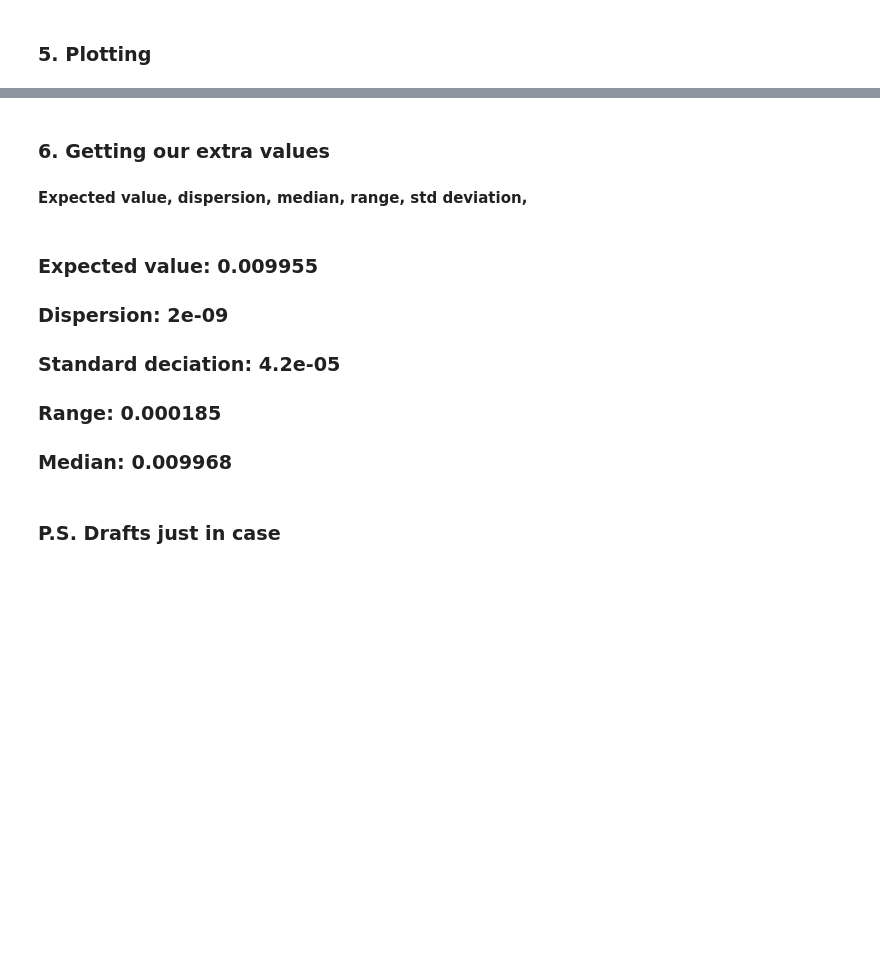
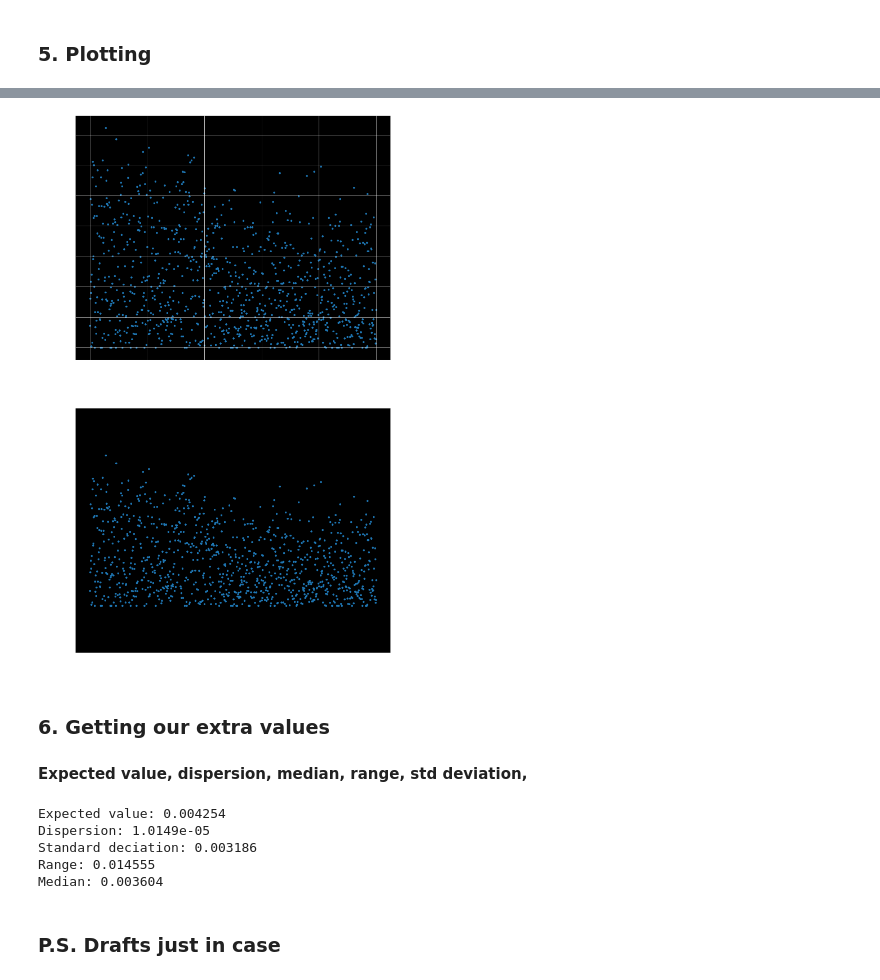
Before and after one commit to kirastain/SPO-5sem, a Jupyter notebook: lab5/Fee_calculation_alt.ipynb, the cells around one changed output, grey strips where cells are left out. Cells and saved outputs as stored; diff of their text form; code cells hidden in the pictures; blank space fills up the shorter version.

```diff
--- a/lab5/Fee_calculation_alt.ipynb
+++ b/lab5/Fee_calculation_alt.ipynb
@@ -177,48 +180,49 @@ plt.show()
 # %%
 fig = plt.figure(figsize=(20,35))
 plt.rcParams.update({'font.size': 30})
 
 fig1 = fig.add_subplot(211)
 fig1.set_facecolor('black')
 fig1.tick_params(colors='white')
-fig1.scatter(gas_data.number, gas_data.percent)
+fig1.scatter(gas_data_alt.number, gas_data_alt.percent)
 plt.grid(color='white')
 fig1.set_xlabel('Block number', )
 fig1.set_ylabel('Fee percentage')
 fig1.xaxis.label.set_color('white')
 fig1.yaxis.label.set_color('white')
 
 fig2 = fig.add_subplot(212)
 fig2.set_facecolor('black')
 fig2.tick_params(colors='white')
-fig2.scatter(gas_data.number, gas_data.block_fee)
+fig2.scatter(gas_data_alt.number, gas_data_alt.block_fee)
 fig2.set_xlabel('Block number', )
 fig2.set_ylabel('Fee')
-plt.ylim(0.00982, 0.01001)
 fig2.xaxis.label.set_color('white')
 fig2.yaxis.label.set_color('white')
 
 plt.show()
+# %% [output]
+[figure, added]
 # %% [markdown]
 ### 6. Getting our extra values
 #### Expected value, dispersion, median, range, std deviation,
 # %%
-mean = np.mean(gas_data.block_fee)
-dispersion = np.var(gas_data.block_fee)
-std_deviation = np.std(gas_data.block_fee)
-fee_range = np.ptp(gas_data.block_fee)
-med = np.median(gas_data.block_fee)
+mean = np.mean(gas_data_alt.block_fee)
+dispersion = np.var(gas_data_alt.block_fee)
+std_deviation = np.std(gas_data_alt.block_fee)
+fee_range = np.ptp(gas_data_alt.block_fee)
+med = np.median(gas_data_alt.block_fee)
 print ('Expected value:', round(mean, 6))
 print ('Dispersion:', round(dispersion, 9))
 print ('Standard deciation:', round(std_deviation, 6))
 print ('Range:', round(fee_range, 6))
 print ('Median:', round(med, 6))
+# %% [output]
+Expected value: 0.004254
+Dispersion: 1.0149e-05
+Standard deciation: 0.003186
+Range: 0.014555
+Median: 0.003604
-# %% [markdown]
-### Expected value: 0.009955
-### Dispersion: 2e-09
-### Standard deciation: 4.2e-05
-### Range: 0.000185
-### Median: 0.009968
 # %% [markdown]
 ### P.S. Drafts just in case
 # %%
```
Also changed, not shown: parts of 1 cell of this notebook.
